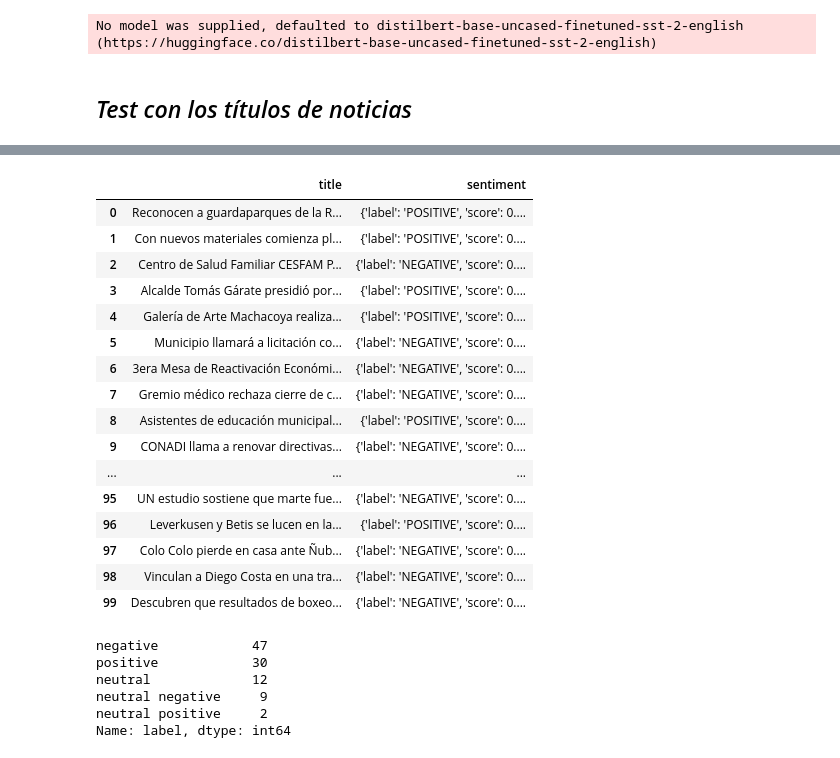
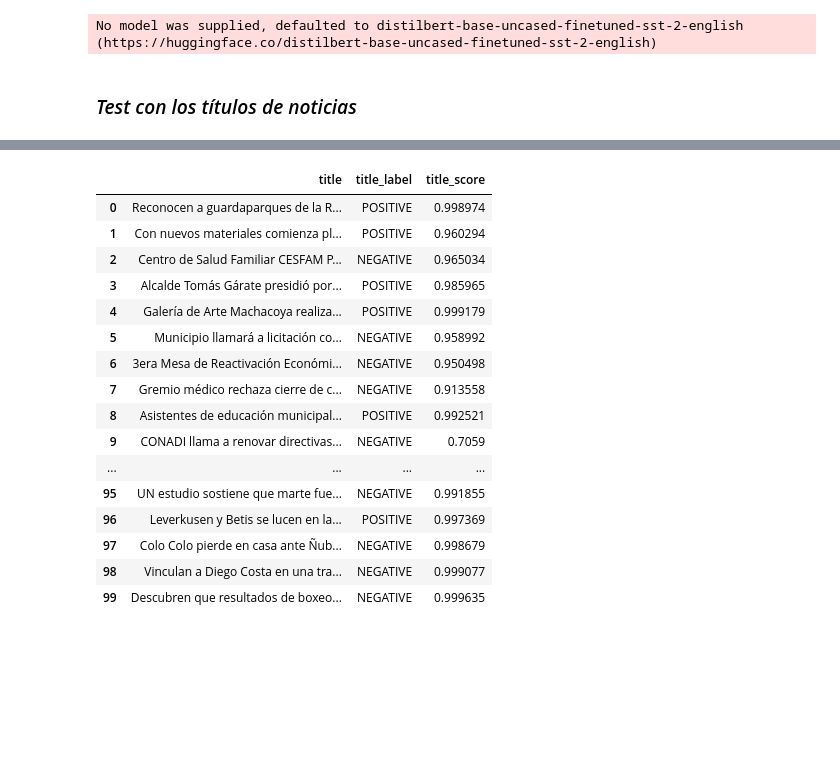
Before and after one commit to recmera/transformers-news-analysis, a Jupyter notebook: 05-sentimiento-tranformers.ipynb, the cells around one changed output, grey strips where cells are left out. Cells and saved outputs as stored; diff of their text form; code cells hidden in the pictures; blank space fills up the shorter version.

Commit message:
lead sentiment analysis

```diff
--- a/05-sentimiento-tranformers.ipynb
+++ b/05-sentimiento-tranformers.ipynb
@@ -18,7 +21,7 @@ nlp = pipeline("sentiment-analysis")
 # %% [output]
 No model was supplied, defaulted to distilbert-base-uncased-finetuned-sst-2-english (https://huggingface.co/distilbert-base-uncased-finetuned-sst-2-english)
 # %% [markdown]
-## _Test con los títulos de noticias_
+### _Test con los títulos de noticias_
 # %%
 import pandas as pd
 df = pd.read_csv("dataset-loslagos-8months.csv",
@@ -36,35 +39,41 @@ df.head()
 | 3 | 2021-10-01 | elheraldoaustral | https://www.eha.cl/noticia/local/... | Alcalde Tomás Gárate presidió por... | Los y las consejeras destacaron e... |
 | 4 | 2021-10-01 | elheraldoaustral | https://www.eha.cl/noticia/local/... | Galería de Arte Machacoya realiza... | Hoy viernes a las 18:30 horas, en... |
 # %%
-from tqdm import tqdm
 sub = df[:100].copy()
-sub['sentiment'] = ""
+sub['title_label'] = ""
+sub['title_score'] = ""
 
 for index, row in tqdm(sub.iterrows(), desc='sub rows - sentiment', total=sub.shape[0]):
 
+    # Traducimos de español a inglés
     inputs = tokenizer(row['title'], return_tensors="pt")
     outputs = model.generate(inputs["input_ids"], max_length=40, num_beams=4, early_stopping=True)
     to_eng = tokenizer.decode(outputs[0])[4:-4]
+
+    # Analizamos su sentimiento en inglés
     sentiment_value = nlp(to_eng)
-    sub.at[index, "sentiment"] = sentiment_value[0]
+
+    # Insertamos en dataframe
+    sub.at[index, "title_label"] = sentiment_value[0].get('label')
+    sub.at[index, "title_score"] = sentiment_value[0].get('score')
 # %%
 pd.set_option("display.max_rows", None, "display.max_columns", None, 'display.max_colwidth', None)
-sub[['title', 'sentiment']]
+sub[['title', "title_label", 'title_score']]
 # %% [output]
-|  | title | sentiment |
-| 0 | Reconocen a guardaparques de la R... | {'label': 'POSITIVE', 'score': 0.... |
-| 1 | Con nuevos materiales comienza pl... | {'label': 'POSITIVE', 'score': 0.... |
-| 2 | Centro de Salud Familiar CESFAM P... | {'label': 'NEGATIVE', 'score': 0.... |
-| 3 | Alcalde Tomás Gárate presidió por... | {'label': 'POSITIVE', 'score': 0.... |
-| 4 | Galería de Arte Machacoya realiza... | {'label': 'POSITIVE', 'score': 0.... |
-| 5 | Municipio llamará a licitación co... | {'label': 'NEGATIVE', 'score': 0.... |
-| 6 | 3era Mesa de Reactivación Económi... | {'label': 'NEGATIVE', 'score': 0.... |
-| 7 | Gremio médico rechaza cierre de c... | {'label': 'NEGATIVE', 'score': 0.... |
-| 8 | Asistentes de educación municipal... | {'label': 'POSITIVE', 'score': 0.... |
-| 9 | CONADI llama a renovar directivas... | {'label': 'NEGATIVE', 'score': 0.... |
-| ... | ... | ... |
-| 95 | UN estudio sostiene que marte fue... | {'label': 'NEGATIVE', 'score': 0.... |
-| 96 | Leverkusen y Betis se lucen en la... | {'label': 'POSITIVE', 'score': 0.... |
-| 97 | Colo Colo pierde en casa ante Ñub... | {'label': 'NEGATIVE', 'score': 0.... |
-| 98 | Vinculan a Diego Costa en una tra... | {'label': 'NEGATIVE', 'score': 0.... |
-| 99 | Descubren que resultados de boxeo... | {'label': 'NEGATIVE', 'score': 0.... |
+|  | title | title_label | title_score |
+| 0 | Reconocen a guardaparques de la R... | POSITIVE | 0.998974 |
+| 1 | Con nuevos materiales comienza pl... | POSITIVE | 0.960294 |
+| 2 | Centro de Salud Familiar CESFAM P... | NEGATIVE | 0.965034 |
+| 3 | Alcalde Tomás Gárate presidió por... | POSITIVE | 0.985965 |
+| 4 | Galería de Arte Machacoya realiza... | POSITIVE | 0.999179 |
+| 5 | Municipio llamará a licitación co... | NEGATIVE | 0.958992 |
+| 6 | 3era Mesa de Reactivación Económi... | NEGATIVE | 0.950498 |
+| 7 | Gremio médico rechaza cierre de c... | NEGATIVE | 0.913558 |
+| 8 | Asistentes de educación municipal... | POSITIVE | 0.992521 |
+| 9 | CONADI llama a renovar directivas... | NEGATIVE | 0.7059 |
+| ... | ... | ... | ... |
+| 95 | UN estudio sostiene que marte fue... | NEGATIVE | 0.991855 |
+| 96 | Leverkusen y Betis se lucen en la... | POSITIVE | 0.997369 |
+| 97 | Colo Colo pierde en casa ante Ñub... | NEGATIVE | 0.998679 |
+| 98 | Vinculan a Diego Costa en una tra... | NEGATIVE | 0.999077 |
+| 99 | Descubren que resultados de boxeo... | NEGATIVE | 0.999635 |
@@ -84,9 +79,0 @@ for index, row in tqdm(sub.iterrows(), desc='sub rows - sentiment', total=sub.sh
-# %%
-sub.label.value_counts()
-# %% [output]
-negative            47
-positive            30
-neutral             12
-neutral negative     9
-neutral positive     2
-Name: label, dtype: int64
```
Also changed, not shown: parts of 9 cells of this notebook.
